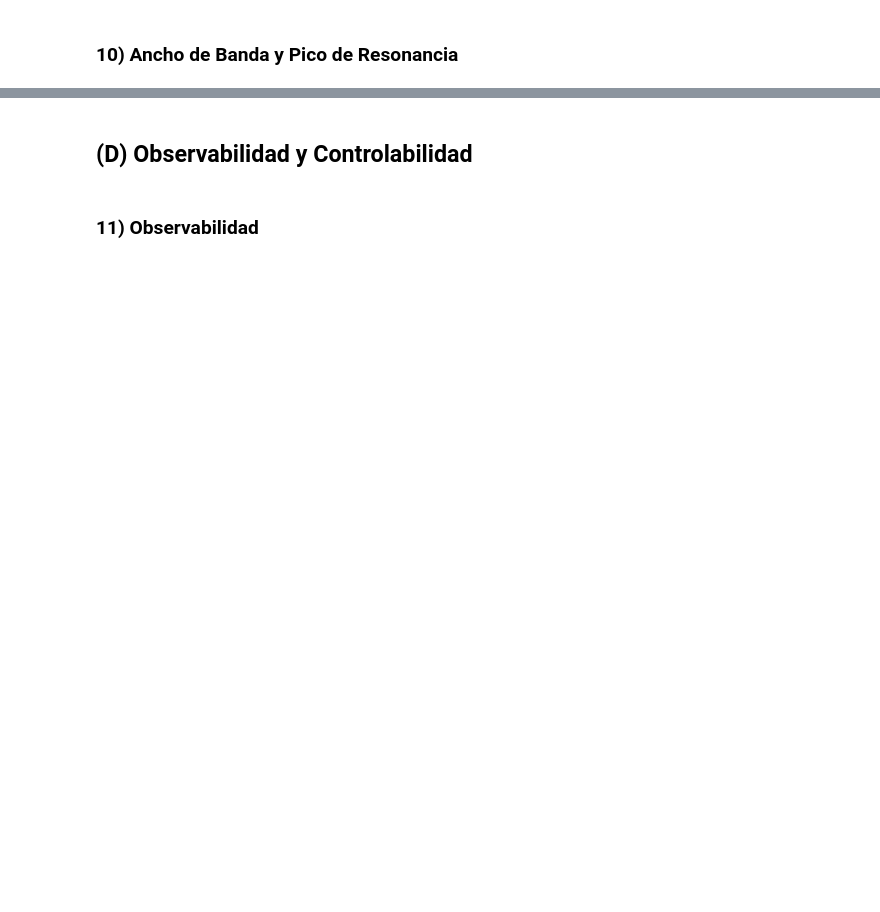
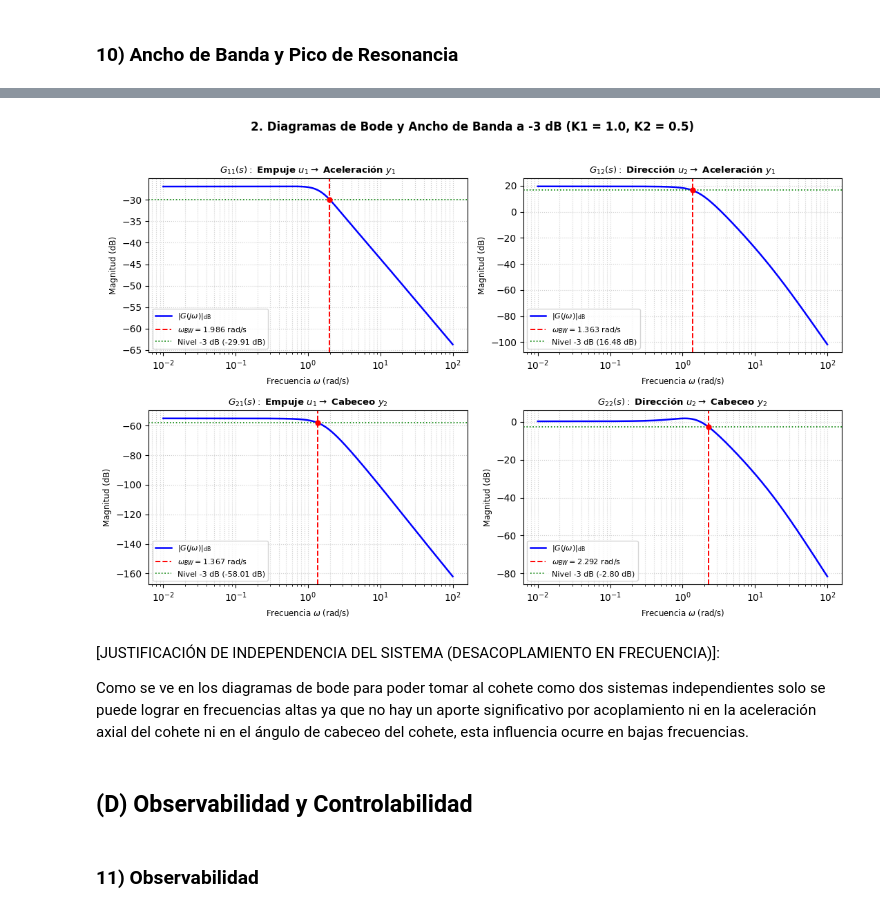
Before and after one commit to Cheps01/rocket-model, a Jupyter notebook: analysis.ipynb, the cells around one changed output, grey strips where cells are left out. Cells and saved outputs as stored; diff of their text form; code cells hidden in the pictures; blank space fills up the shorter version.

```diff
--- a/analysis.ipynb
+++ b/analysis.ipynb
@@ -502,3 +656,47 @@ plt.show()
+# %%
+fig2, axs2 = plt.subplots(2, 2, figsize=(11, 7.5))
+fig2.suptitle("2. Diagramas de Bode y Ancho de Banda a -3 dB (K1 = 1.0, K2 = 0.5)",
+              fontsize=12, fontweight='bold', y=0.98)
+
+for i in range(2):
+    for j in range(2):
+        ax = axs2[i, j]
+        m_lin = mag_funcs[i][j](w_vec)
+        m_db = 20 * np.log10(m_lin)
+
+        dc_lin = mag_funcs[i][j](1e-5)
+        dc_db = 20 * np.log10(dc_lin)
+        target_db = dc_db - 3.0
+
+        target_lin = dc_lin / np.sqrt(2)
+        idx_bw = np.argmin(np.abs(m_lin - target_lin))
+        w_bw = w_vec[idx_bw]
+        mag_bw_db = m_db[idx_bw]
+
+        ax.semilogx(w_vec, m_db, 'b-', linewidth=1.8, label=r'$|G(j\omega)|_{\mathrm{dB}}$')
+
+        ax.axvline(x=w_bw, color='red', linestyle='--', linewidth=1.4, label=f'$\omega_{{BW}} = {w_bw:.3f}$ rad/s')
+        ax.axhline(y=target_db, color='green', linestyle=':', linewidth=1.2, label=f'Nivel -3 dB ({target_db:.2f} dB)')
+        ax.plot(w_bw, mag_bw_db, 'ro', markersize=5)
+
+        ax.set_title(titulos_canales[i][j], fontsize=9.5, fontweight='bold')
+        ax.set_xlabel(r'Frecuencia $\omega$ (rad/s)', fontsize=8.5)
+        ax.set_ylabel('Magnitud (dB)', fontsize=8.5)
+        ax.grid(True, which="both", linestyle=':', alpha=0.6)
+        ax.legend(fontsize=8, loc='lower left')
+
+plt.tight_layout(rect=[0, 0, 1, 0.96])
+plt.show()
+plt.close(fig2)
+# %% [output]
+[figure, added]
+# %% [markdown]
+[JUSTIFICACIÓN DE INDEPENDENCIA DEL SISTEMA (DESACOPLAMIENTO EN FRECUENCIA)]:
+
+Como se ve en los diagramas de bode para poder tomar al cohete como dos sistemas
+independientes solo se puede lograr en frecuencias altas ya que no hay un aporte
+significativo por acoplamiento ni en la aceleración axial del cohete ni en el
+ángulo de cabeceo del cohete, esta influencia ocurre en bajas frecuencias.
 # %% [markdown]
 ## (D) Observabilidad y Controlabilidad
 # %% [markdown]
```
Also changed, not shown: parts of 16 cells of this notebook.
